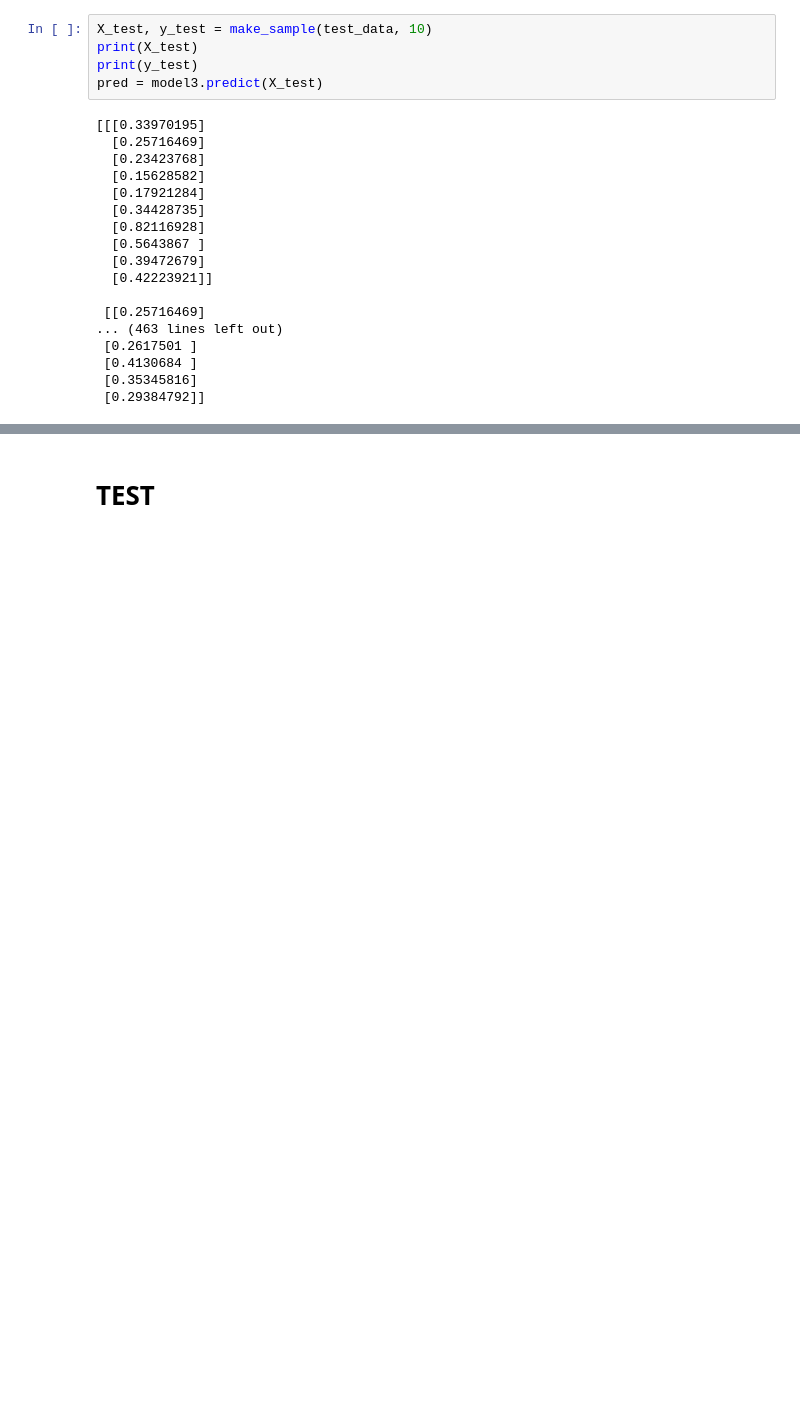
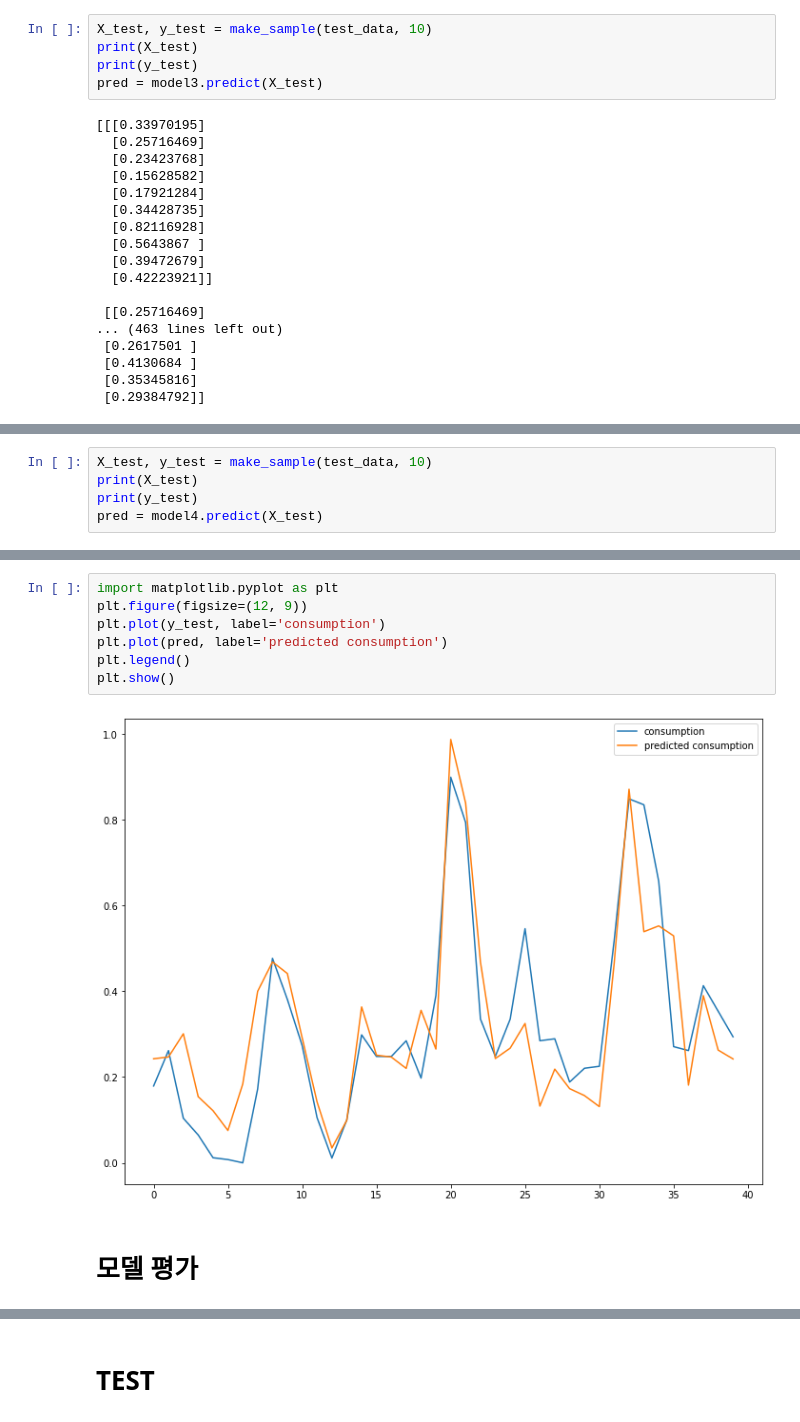
Before and after one commit to kumass2020/Electricity-Prediction-RNN-LSTM, a Jupyter notebook: Machine_Learning_Final_3.ipynb, the cells around one changed output, grey strips where cells are left out. Cells and saved outputs as stored; diff of their text form; blank space fills up the shorter version.

```diff
--- a/Machine_Learning_Final_3.ipynb
+++ b/Machine_Learning_Final_3.ipynb
@@ -448,0 +501,5 @@ plt.show()
+# %%
+X_test, y_test = make_sample(test_data, 10)
+print(X_test)
+print(y_test)
+pred = model4.predict(X_test)
@@ -448,0 +524,11 @@ plt.show()
+# %%
+import matplotlib.pyplot as plt
+plt.figure(figsize=(12, 9))
+plt.plot(y_test, label='consumption')
+plt.plot(pred, label='predicted consumption')
+plt.legend()
+plt.show()
+# %% [output]
+[figure, added]
+# %% [markdown]
+# 모델 평가
```
Also changed, not shown: parts of 18 cells of this notebook.
